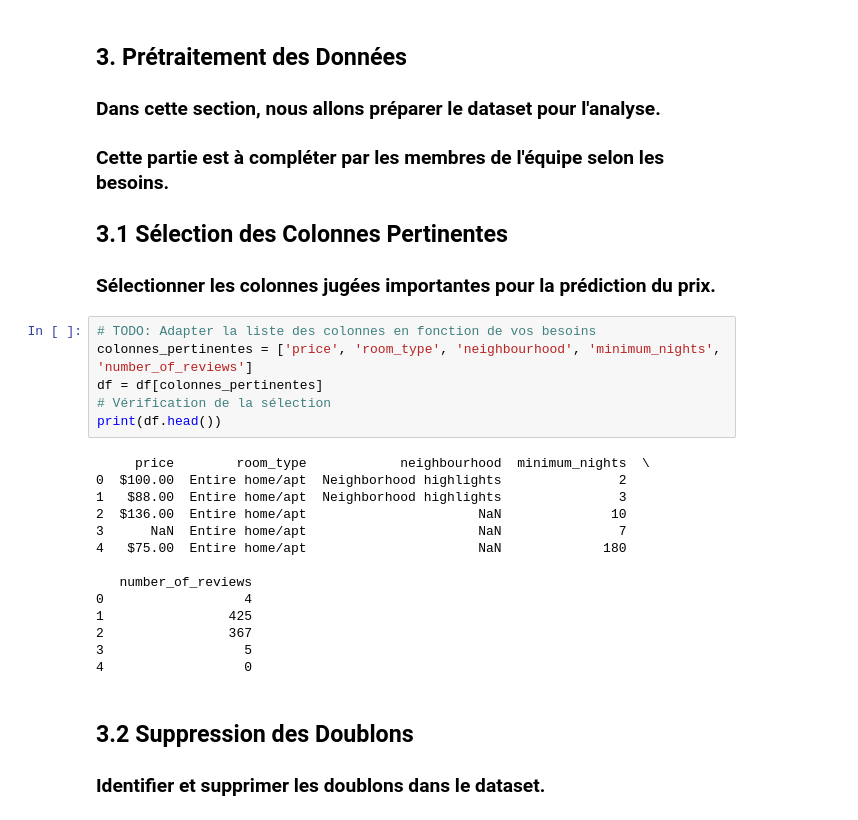
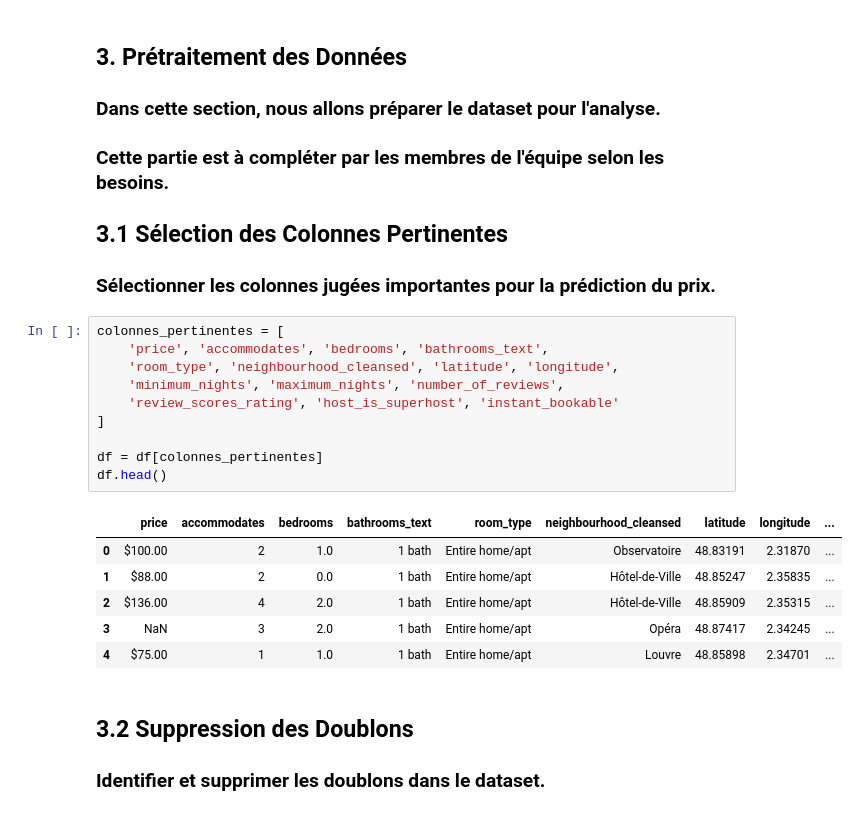
Before and after one commit to TheoPERSONNE/ProjetAirBNB, a Jupyter notebook: AirBnBDataSet.ipynb, the cells around one changed output. Saved outputs shown, nothing was run; the diff lists cells and outputs as text.

```diff
--- a/AirBnBDataSet.ipynb
+++ b/AirBnBDataSet.ipynb
@@ -77,25 +71,22 @@ max                                      11.000000          49.380000
 ## 3.1 Sélection des Colonnes Pertinentes
 ### Sélectionner les colonnes jugées importantes pour la prédiction du prix.
 # %%
-# TODO: Adapter la liste des colonnes en fonction de vos besoins
-colonnes_pertinentes = ['price', 'room_type', 'neighbourhood', 'minimum_nights', 'number_of_reviews']
+colonnes_pertinentes = [
+    'price', 'accommodates', 'bedrooms', 'bathrooms_text',
+    'room_type', 'neighbourhood_cleansed', 'latitude', 'longitude',
+    'minimum_nights', 'maximum_nights', 'number_of_reviews',
+    'review_scores_rating', 'host_is_superhost', 'instant_bookable'
+]
+
 df = df[colonnes_pertinentes]
-# Vérification de la sélection
-print(df.head())
+df.head()
 # %% [output]
-     price        room_type            neighbourhood  minimum_nights  \
-0  $100.00  Entire home/apt  Neighborhood highlights               2
-1   $88.00  Entire home/apt  Neighborhood highlights               3
-2  $136.00  Entire home/apt                      NaN              10
-3      NaN  Entire home/apt                      NaN               7
-4   $75.00  Entire home/apt                      NaN             180
-
-   number_of_reviews
-0                  4
-1                425
-2                367
-3                  5
-4                  0
+|  | price | accommodates | bedrooms | bathrooms_text | room_type | neighbourhood_cleansed | latitude | longitude | ... |
+| 0 | $100.00 | 2 | 1.0 | 1 bath | Entire home/apt | Observatoire | 48.83191 | 2.31870 | ... |
+| 1 | $88.00 | 2 | 0.0 | 1 bath | Entire home/apt | Hôtel-de-Ville | 48.85247 | 2.35835 | ... |
+| 2 | $136.00 | 4 | 2.0 | 1 bath | Entire home/apt | Hôtel-de-Ville | 48.85909 | 2.35315 | ... |
+| 3 | NaN | 3 | 2.0 | 1 bath | Entire home/apt | Opéra | 48.87417 | 2.34245 | ... |
+| 4 | $75.00 | 1 | 1.0 | 1 bath | Entire home/apt | Louvre | 48.85898 | 2.34701 | ... |
 # %% [markdown]
 ## 3.2 Suppression des Doublons
 ### Identifier et supprimer les doublons dans le dataset.
```
Also changed, not shown: parts of 15 cells of this notebook, 1 other file.
